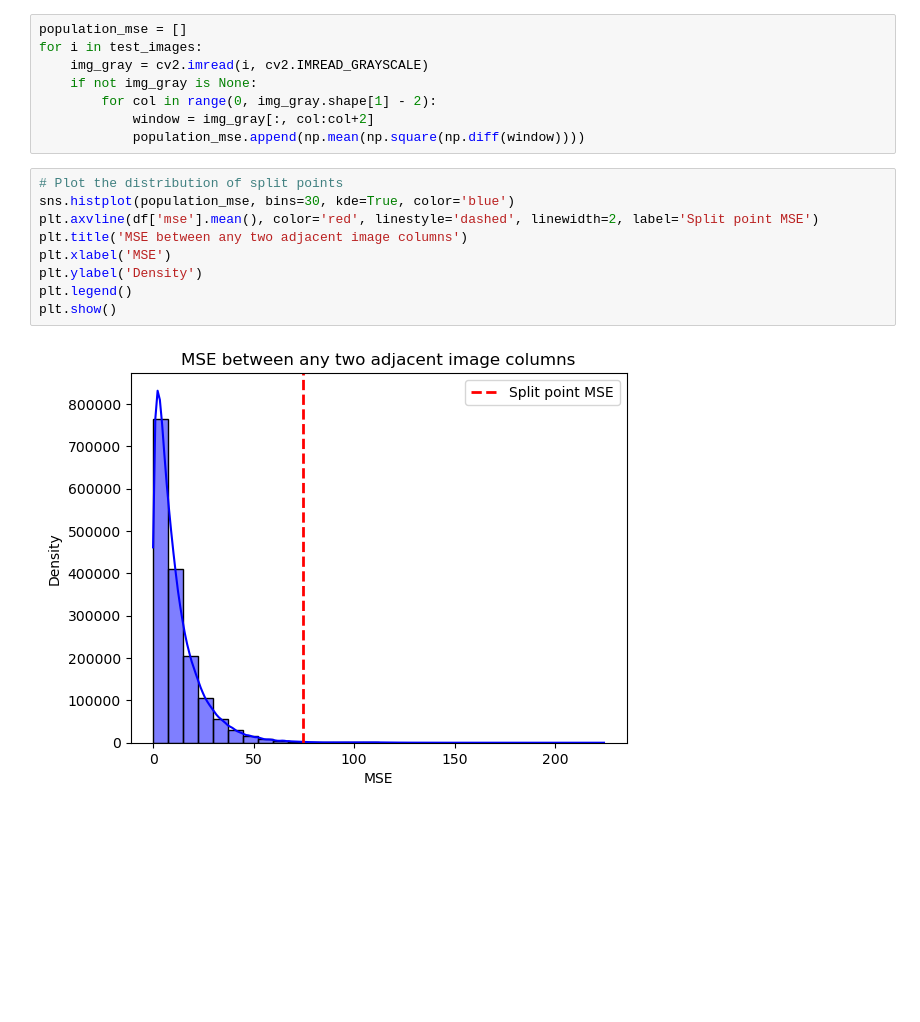
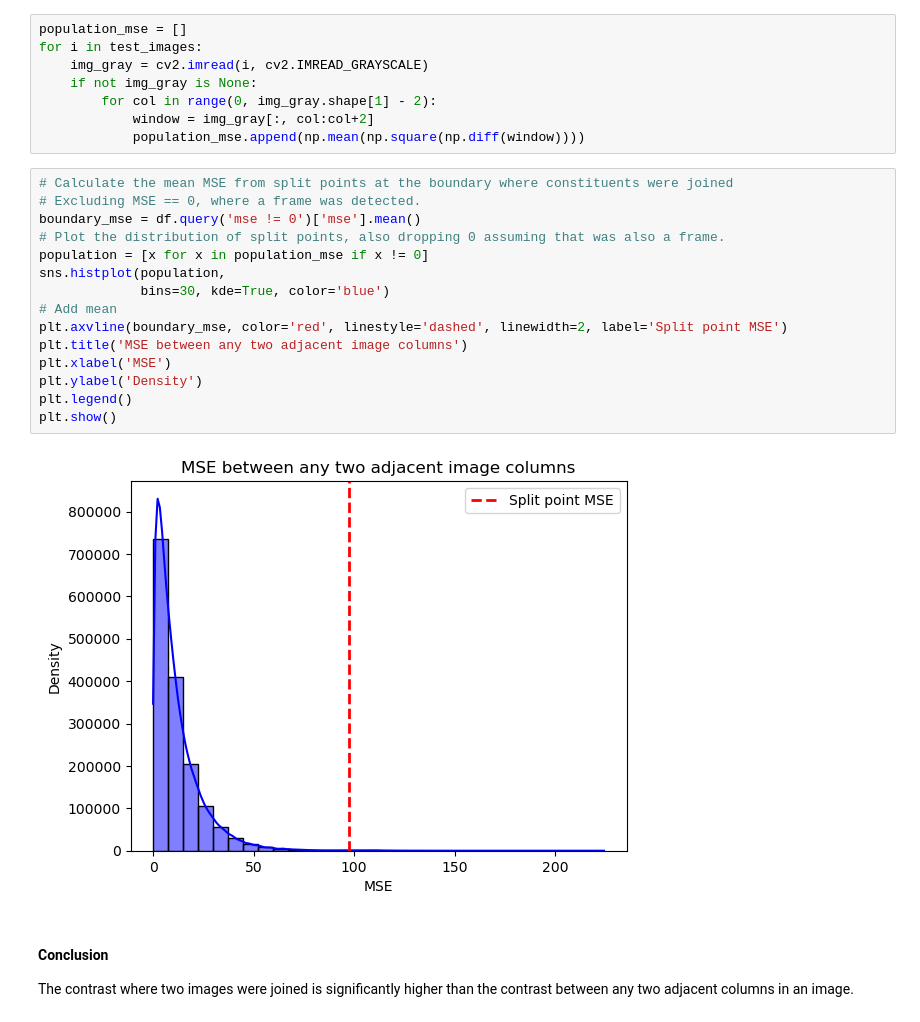
Before and after one commit to ijdouglas/generative-ai, a Jupyter notebook: scripts/preproc/split_collage.ipynb, the cells around one changed output. Cells and saved outputs as stored; diff of their text form; blank space fills up the shorter version.

Commit message:
add split collage stats

```diff
--- a/scripts/preproc/split_collage.ipynb
+++ b/scripts/preproc/split_collage.ipynb
@@ -220,13 +220,23 @@ for i in test_images:
             window = img_gray[:, col:col+2]
             population_mse.append(np.mean(np.square(np.diff(window))))
 # %%
-# Plot the distribution of split points
-sns.histplot(population_mse, bins=30, kde=True, color='blue')
-plt.axvline(df['mse'].mean(), color='red', linestyle='dashed', linewidth=2, label='Split point MSE')
+# Calculate the mean MSE from split points at the boundary where constituents were joined
+# Excluding MSE == 0, where a frame was detected.
+boundary_mse = df.query('mse != 0')['mse'].mean()
+# Plot the distribution of split points, also dropping 0 assuming that was also a frame.
+population = [x for x in population_mse if x != 0]
+sns.histplot(population,
+             bins=30, kde=True, color='blue')
+# Add mean
+plt.axvline(boundary_mse, color='red', linestyle='dashed', linewidth=2, label='Split point MSE')
 plt.title('MSE between any two adjacent image columns')
 plt.xlabel('MSE')
 plt.ylabel('Density')
 plt.legend()
 plt.show()
 # %% [output]
-[figure, old version]
+[figure, new version]
+# %% [markdown]
+#### Conclusion
+
+The contrast where two images were joined is significantly higher than the contrast between any two adjacent columns in an image.
```
Also changed, not shown: parts of 1 cell of this notebook.
